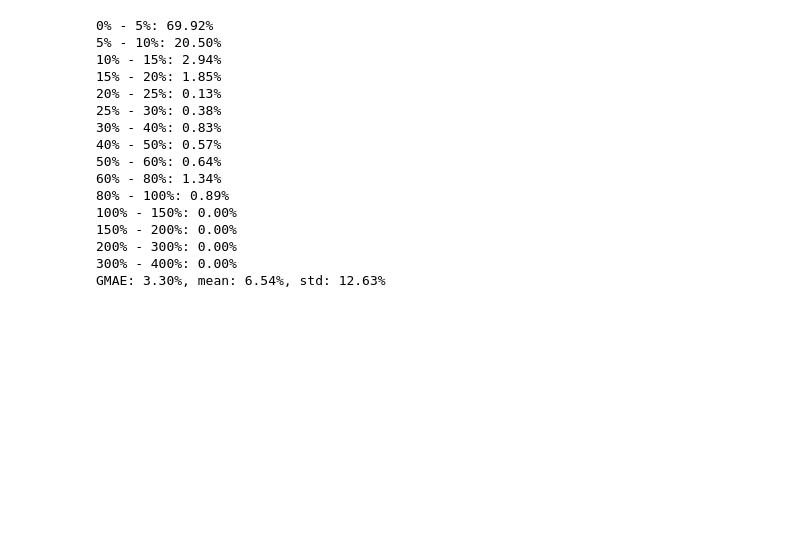
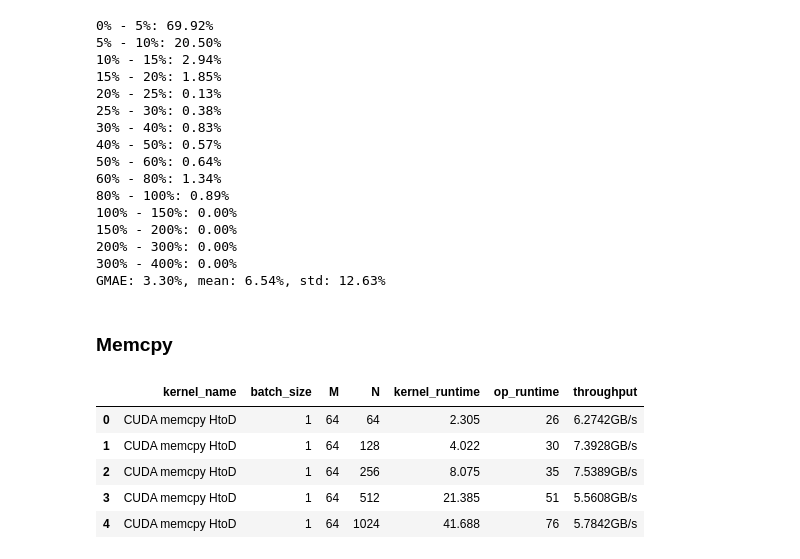
Before and after one commit to owensgroup/ml_perf_model, a Jupyter notebook: experimental.ipynb, the cells around one changed output. Drawn from its saved outputs; the diff is of its cells as text; code cells hidden in the pictures; blank space fills up the shorter version.

Commit message:
Supported memcpy benchmark. Added DLRM. Added a jupyter notebook for analyzing performance.

```diff
--- a/experimental.ipynb
+++ b/experimental.ipynb
@@ -6,6 +6,7 @@ from matplotlib import pyplot as plt
 from IPython.core.display import display, HTML
 display(HTML("<style>.container { width:100% !important; }</style>"))
 pd.set_option('display.max_columns', None)
+pd.set_option('display.max_rows', None)
 # %% [markdown]
 ### 1050 Ti
 # %%
@@ -41,31 +43,32 @@ def histogram(df, perc=True, bins=[0, 0.05, 0.1, 0.15, 0.2, 0.25, 0.3, 0.4, 0.5,
             print("{:.0f} - {:.0f}: {:.2f}%".format(b[0], b[1], c / count * 100))
     return ret
 
-
-
 def strip_unit(x):
     for col in ['dram_read_throughput', 'dram_write_throughput', 'gld_requested_throughput', 'gld_throughput',\
                'gst_requested_throughput', 'gst_throughput', 'l2_read_throughput', 'l2_write_throughput', \
                 'shared_load_throughput', 'shared_store_throughput']:
-        if x[col].endswith('GB/s'):
-            x[col] = float(x[col].rstrip('GB/s'))
-        elif x[col].endswith('MB/s'):
-            x[col] = float(x[col].rstrip('MB/s')) / 1e3
-        elif x[col].endswith('B/s'):
-            x[col] = float(x[col].rstrip('B/s')) / 1e9
-        else:
-            raise Exception("Unrecognizable unit!")
+        if col in x.keys():
+            if x[col].endswith('GB/s'):
+                x[col] = float(x[col].rstrip('GB/s'))
+            elif x[col].endswith('MB/s'):
+                x[col] = float(x[col].rstrip('MB/s')) / 1e3
+            elif x[col].endswith('B/s'):
+                x[col] = float(x[col].rstrip('B/s')) / 1e9
+            else:
+                raise Exception("Unrecognizable unit!")
     return x
 
 def p2f(x):
     for col in ['flop_dp_efficiency', 'flop_sp_efficiency', 'gld_efficiency', 'gst_efficiency', \
                 'shared_efficiency', 'sm_efficiency', 'warp_execution_efficiency']:
-        x[col] = float(x[col].rstrip('%')) / 100.0
+        if col in x.keys():
+            x[col] = float(x[col].rstrip('%')) / 100.0
     return x
 
 def strip_parenthesis(x):
     for col in ['dram_utilization', 'l2_utilization', 'tex_utilization']:
-        x[col] = x[col].strip('(').strip(')')
+        if col in x.keys():
+            x[col] = x[col].strip('(').strip(')')
     return x
 
 def preprocessing(df):
@@ -146,3 +148,16 @@ print("GMAE: {:.2f}%, mean: {:.2f}%, std: {:.2f}%".format(gmae(error) * 100.0, e
 200% - 300%: 0.00%
 300% - 400%: 0.00%
 GMAE: 3.30%, mean: 6.54%, std: 12.63%
+# %% [markdown]
+### Memcpy
+# %%
+memcpy_data = pd.read_csv('./data/memcpy_1_results.csv', delimiter=',')
+memcpy_data = preprocessing(memcpy_data)
+memcpy_data.head()
+# %% [output]
+|  | kernel_name | batch_size | M | N | kernel_runtime | op_runtime | throughput |
+| 0 | CUDA memcpy HtoD | 1 | 64 | 64 | 2.305 | 26 | 6.2742GB/s |
+| 1 | CUDA memcpy HtoD | 1 | 64 | 128 | 4.022 | 30 | 7.3928GB/s |
+| 2 | CUDA memcpy HtoD | 1 | 64 | 256 | 8.075 | 35 | 7.5389GB/s |
+| 3 | CUDA memcpy HtoD | 1 | 64 | 512 | 21.385 | 51 | 5.5608GB/s |
+| 4 | CUDA memcpy HtoD | 1 | 64 | 1024 | 41.688 | 76 | 5.7842GB/s |
```
Also changed, not shown: parts of 6 cells of this notebook, 3 other files.
